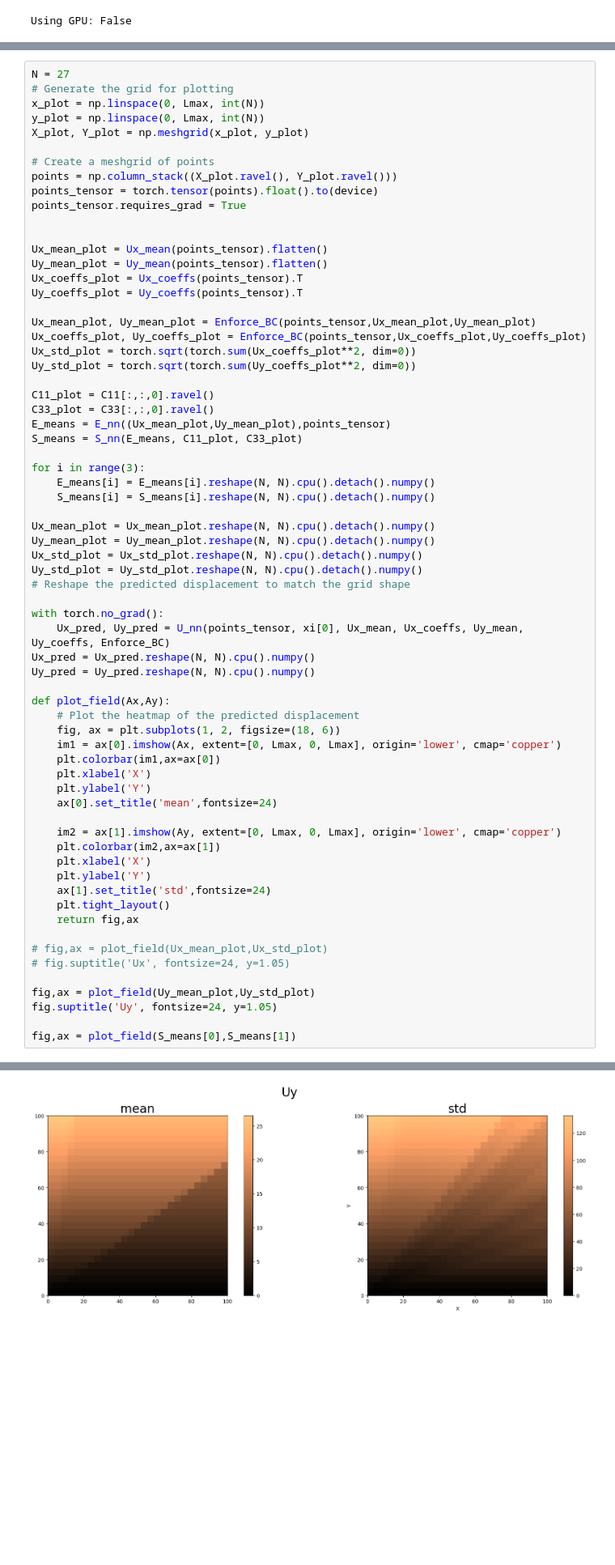
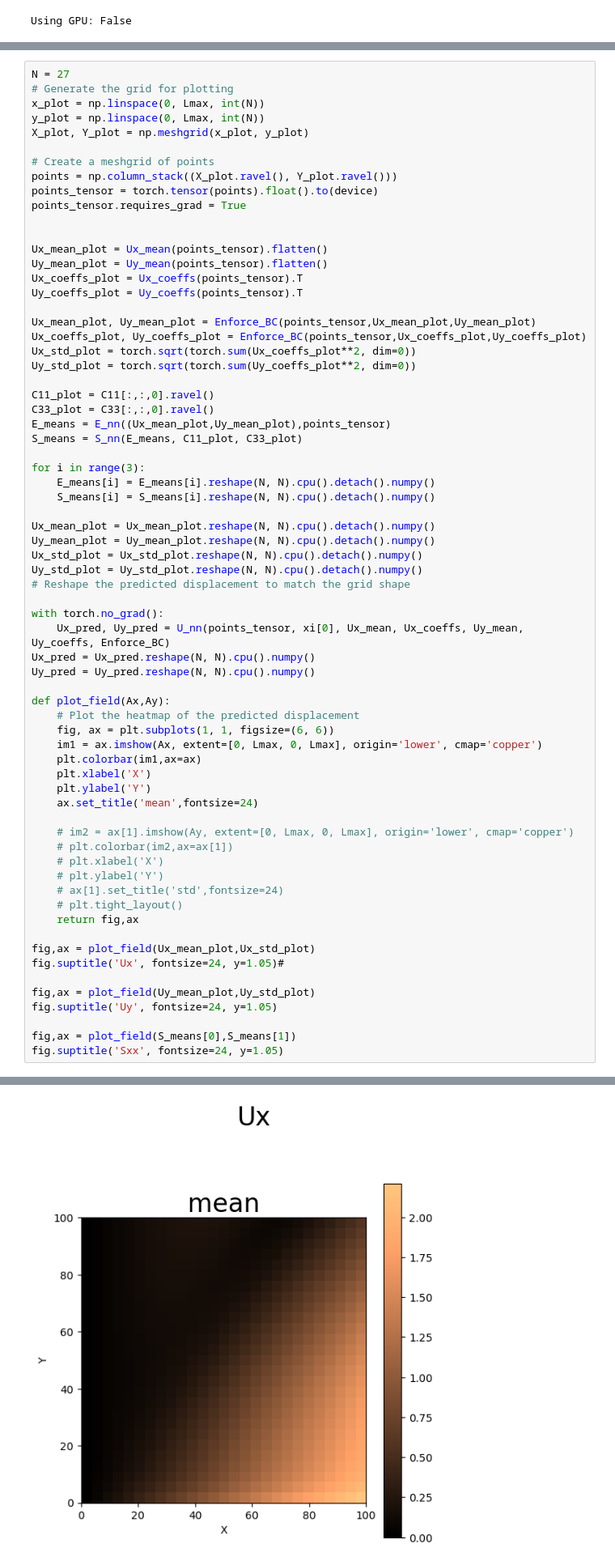
Before and after one commit to bonneted/pinn-cm, a Jupyter notebook: UQ/thin_plate.ipynb, the cells around one changed output, grey strips where cells are left out. Shown at 81% size. Drawn from its saved outputs; the diff is of its cells as text; blank space fills up the shorter version.

```diff
--- a/UQ/thin_plate.ipynb
+++ b/UQ/thin_plate.ipynb
@@ -604,26 +614,27 @@ Uy_pred = Uy_pred.reshape(N, N).cpu().numpy()
 
 def plot_field(Ax,Ay):
     # Plot the heatmap of the predicted displacement
-    fig, ax = plt.subplots(1, 2, figsize=(18, 6))
-    im1 = ax[0].imshow(Ax, extent=[0, Lmax, 0, Lmax], origin='lower', cmap='copper')
-    plt.colorbar(im1,ax=ax[0])
+    fig, ax = plt.subplots(1, 1, figsize=(6, 6))
+    im1 = ax.imshow(Ax, extent=[0, Lmax, 0, Lmax], origin='lower', cmap='copper')
+    plt.colorbar(im1,ax=ax)
     plt.xlabel('X')
     plt.ylabel('Y')
-    ax[0].set_title('mean',fontsize=24)
+    ax.set_title('mean',fontsize=24)
 
-    im2 = ax[1].imshow(Ay, extent=[0, Lmax, 0, Lmax], origin='lower', cmap='copper')
-    plt.colorbar(im2,ax=ax[1])
-    plt.xlabel('X')
-    plt.ylabel('Y')
-    ax[1].set_title('std',fontsize=24)
-    plt.tight_layout()
+    # im2 = ax[1].imshow(Ay, extent=[0, Lmax, 0, Lmax], origin='lower', cmap='copper')
+    # plt.colorbar(im2,ax=ax[1])
+    # plt.xlabel('X')
+    # plt.ylabel('Y')
+    # ax[1].set_title('std',fontsize=24)
+    # plt.tight_layout()
     return fig,ax
 
-# fig,ax = plot_field(Ux_mean_plot,Ux_std_plot)
-# fig.suptitle('Ux', fontsize=24, y=1.05)
+fig,ax = plot_field(Ux_mean_plot,Ux_std_plot)
+fig.suptitle('Ux', fontsize=24, y=1.05)#
 
 fig,ax = plot_field(Uy_mean_plot,Uy_std_plot)
 fig.suptitle('Uy', fontsize=24, y=1.05)
 
 fig,ax = plot_field(S_means[0],S_means[1])
+fig.suptitle('Sxx', fontsize=24, y=1.05)
 # %% [output]
@@ -630 +642 @@ fig,ax = plot_field(S_means[0],S_means[1])
-[figure, old version]
+[figure, new version]
```
Also changed, not shown: parts of 10 cells of this notebook.
